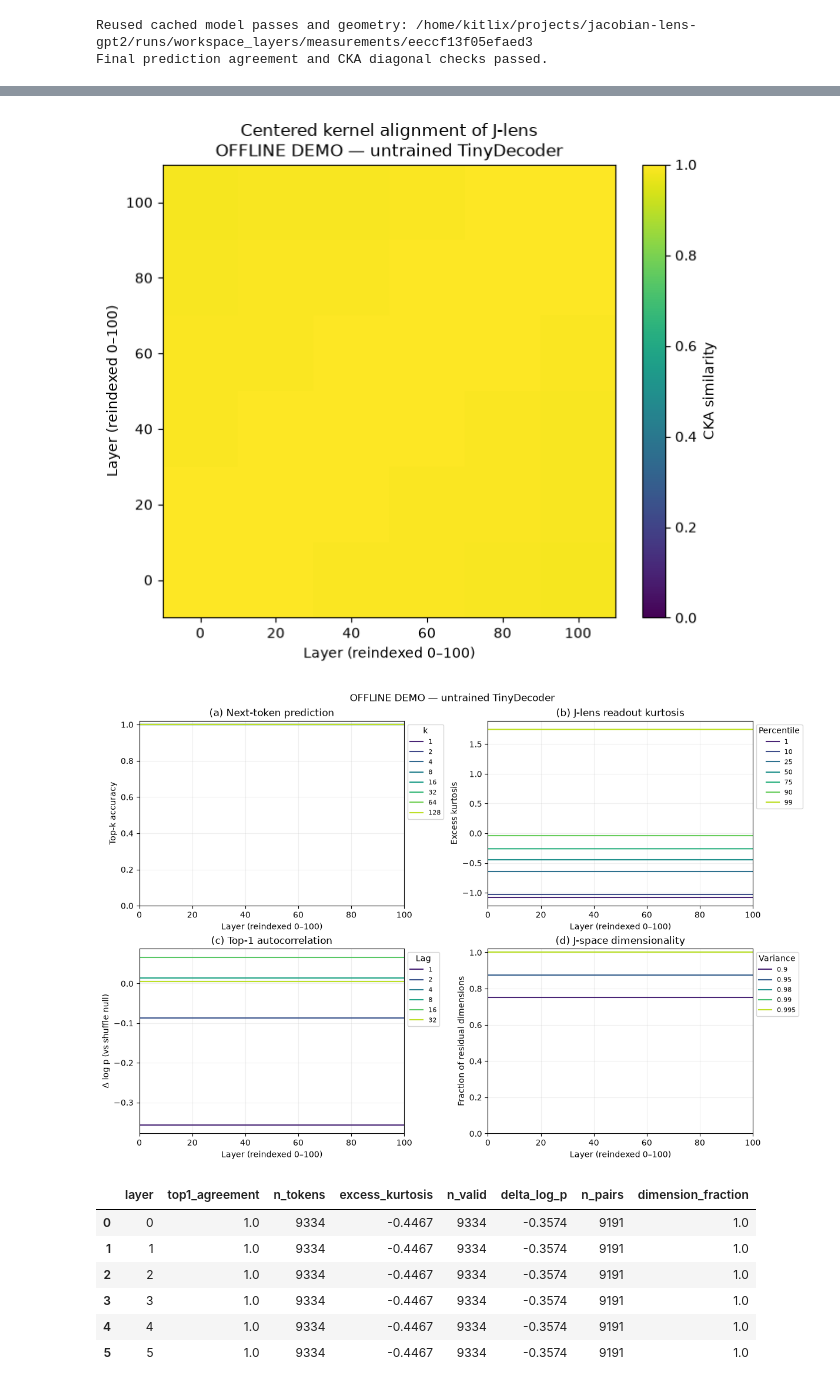
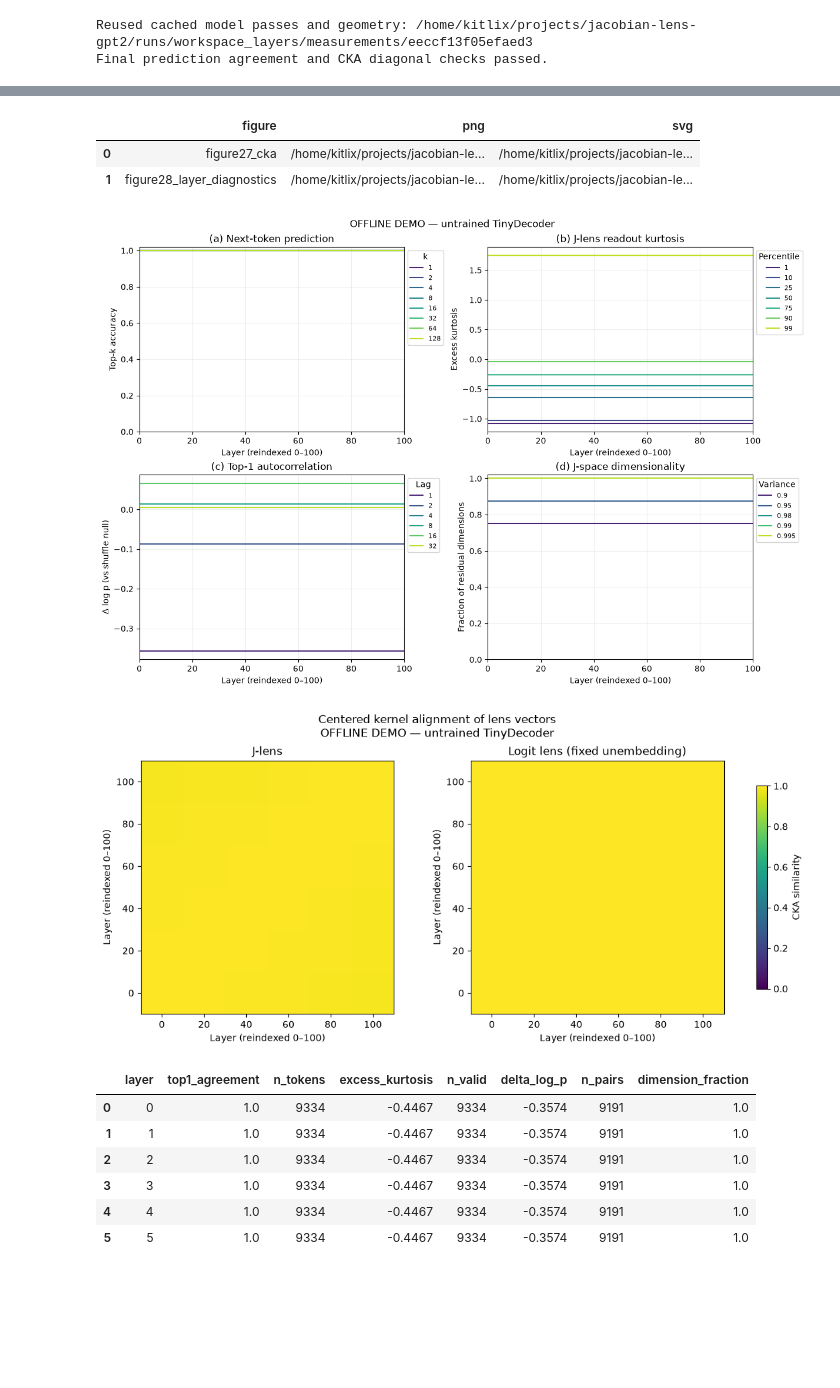
Before and after one commit to ai360-project-school-j-lens/jacobian-lens-gpt2, a Jupyter notebook: notebooks/model_agnostic/workspace_layers.ipynb, the cells around one changed output, grey strips where cells are left out. Saved outputs shown, nothing was run; the diff lists cells and outputs as text; code cells hidden in the pictures; blank space fills up the shorter version.

Commit message:
Fix workspace SVG export and add logit-lens CKA control

```diff
--- a/notebooks/model_agnostic/workspace_layers.ipynb
+++ b/notebooks/model_agnostic/workspace_layers.ipynb
@@ -374,14 +392,33 @@ The heatmap uses the paper's viridis scale from 0 to 1 and increasing depth on b
 # %%
-fig27, fig28 = plot_workspace_layers(
+from jlens.workspace_plotting import (
+    logit_lens_geometry,
+    plot_cka_comparison,
+    save_workspace_figure,
+)
+
+# Reuse the four diagnostic panels, replacing the standalone J-lens heatmap.
+single_cka, fig28 = plot_workspace_layers(
     geometry, readouts, n_layers=model.n_layers, title=label,
 )
+plt.close(single_cka)
+fig27 = plot_cka_comparison(geometry, n_layers=model.n_layers, title=label)
+logit_geometry = logit_lens_geometry(geometry, final_layer=model.n_layers - 1)
+np.save(RESULT_DIR / "logit_lens_cka.npy", logit_geometry.cka)
+logit_geometry.dimensions.to_csv(RESULT_DIR / "logit_lens_dimensions.csv", index=False)
+
+exports = []
 for name, figure in (("figure27_cka", fig27), ("figure28_layer_diagnostics", fig28)):
-    for extension in ("png", "svg"):
-        figure.savefig(RESULT_DIR / f"{name}.{extension}", dpi=180, bbox_inches="tight")
+    paths = save_workspace_figure(figure, RESULT_DIR / name)
+    exports.append({"figure": name, **{kind: str(path) if path else "skipped (see warning)"
+                                      for kind, path in paths.items()}})
+display(pd.DataFrame(exports))
 plt.show()
 # %% [output]
+|  | figure | png | svg |
+| 0 | figure27_cka | /home/kitlix/projects/jacobian-le... | /home/kitlix/projects/jacobian-le... |
+| 1 | figure28_layer_diagnostics | /home/kitlix/projects/jacobian-le... | /home/kitlix/projects/jacobian-le... |
-[figure, old version]
+[figure, new version]
-[figure, old version]
+[figure, new version]
 # %%
 summary = (
     readouts["accuracy"].query("k == 1")[["layer", "accuracy", "n_tokens"]]
```
Also changed, not shown: parts of 4 cells of this notebook, 3 other files.
